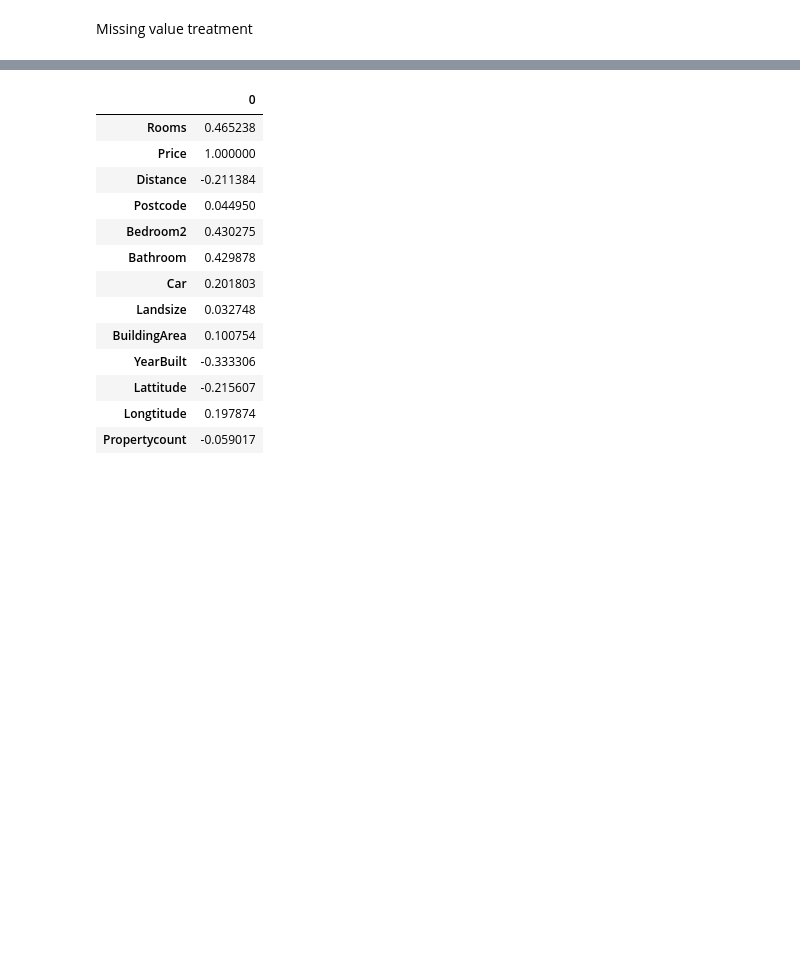
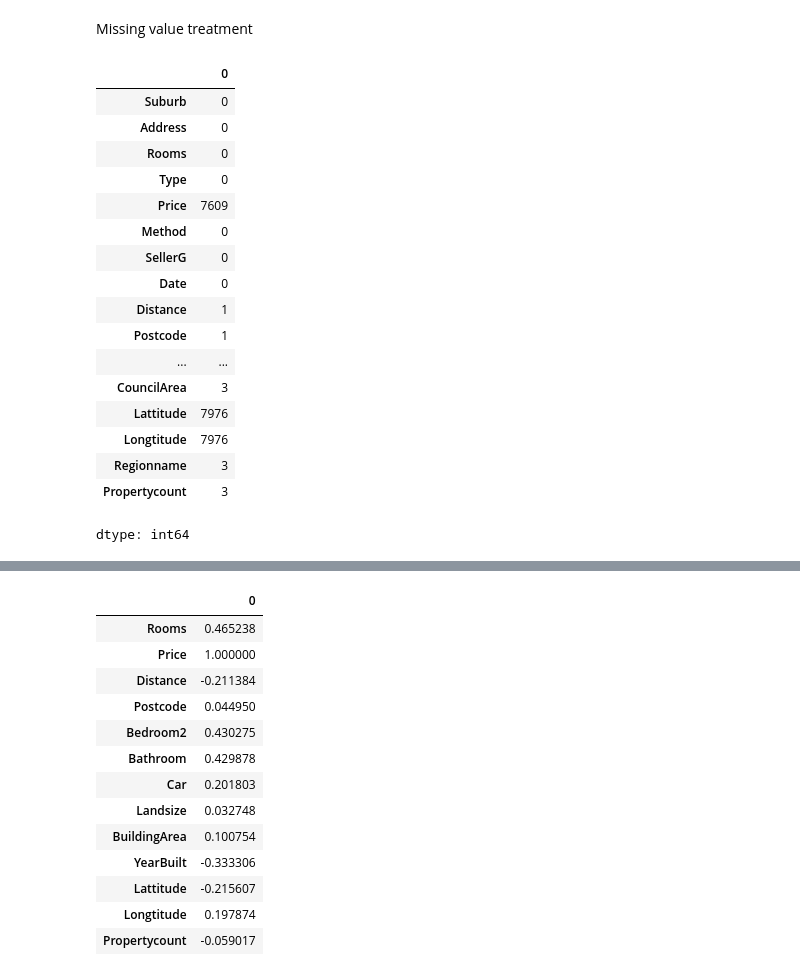
Before and after one commit to Rabiul-ds/Melbourne-housing-market-price-prediction, a Jupyter notebook: DA_Assignment.ipynb, the cells around one changed output, grey strips where cells are left out. Drawn from its saved outputs; the diff is of its cells as text; code cells hidden in the pictures; blank space fills up the shorter version.

```diff
--- a/DA_Assignment.ipynb
+++ b/DA_Assignment.ipynb
@@ -44,6 +63,28 @@ df[df.duplicated()]
 df.drop_duplicates(inplace=True)
 # %% [markdown]
 Missing value treatment
+# %%
+# Count the number of missing data
+df.isna().sum()
+# %% [output]
+|  | 0 |
+| Suburb | 0 |
+| Address | 0 |
+| Rooms | 0 |
+| Type | 0 |
+| Price | 7609 |
+| Method | 0 |
+| SellerG | 0 |
+| Date | 0 |
+| Distance | 1 |
+| Postcode | 1 |
+| ... | ... |
+| CouncilArea | 3 |
+| Lattitude | 7976 |
+| Longtitude | 7976 |
+| Regionname | 3 |
+| Propertycount | 3 |
+dtype: int64
 # %%
 # Correlation Analysis
 df.corr(numeric_only=True).T
```
Also changed, not shown: parts of 9 cells of this notebook.
